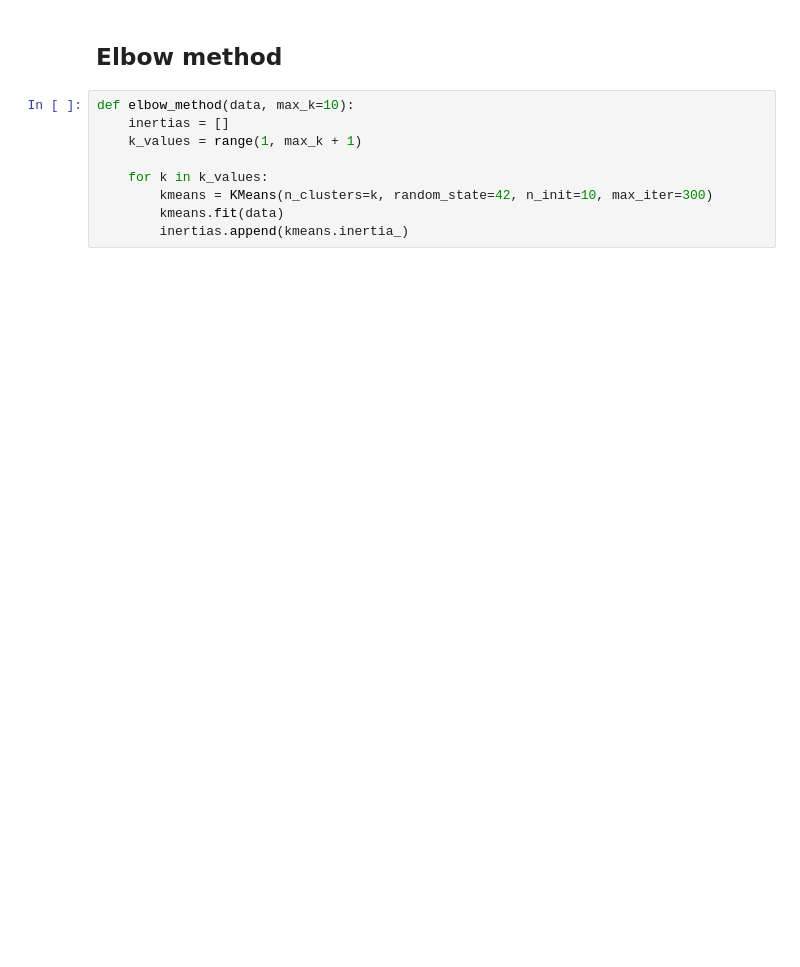
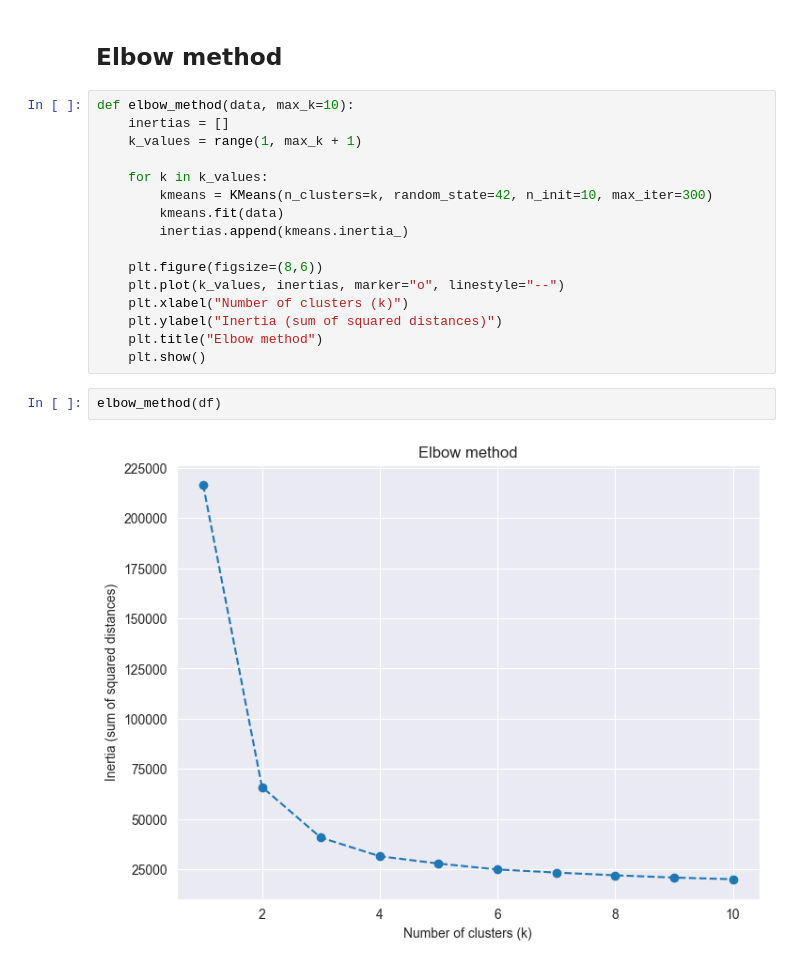
Before and after one commit to CraigPhayer/CS4168---DATA-MINING-LABS, a Jupyter notebook: Lab03/lab3.ipynb, the cells around one changed output. Drawn from its saved outputs; the diff is of its cells as text; blank space fills up the shorter version.

```diff
--- a/Lab03/lab3.ipynb
+++ b/Lab03/lab3.ipynb
@@ -185,3 +186,14 @@ def elbow_method(data, max_k=10):
         kmeans = KMeans(n_clusters=k, random_state=42, n_init=10, max_iter=300)
         kmeans.fit(data)
         inertias.append(kmeans.inertia_)
+
+    plt.figure(figsize=(8,6))
+    plt.plot(k_values, inertias, marker="o", linestyle="--")
+    plt.xlabel("Number of clusters (k)")
+    plt.ylabel("Inertia (sum of squared distances)")
+    plt.title("Elbow method")
+    plt.show()
+# %%
+elbow_method(df)
+# %% [output]
+[figure, added]
```
Also changed, not shown: parts of 10 cells of this notebook.
